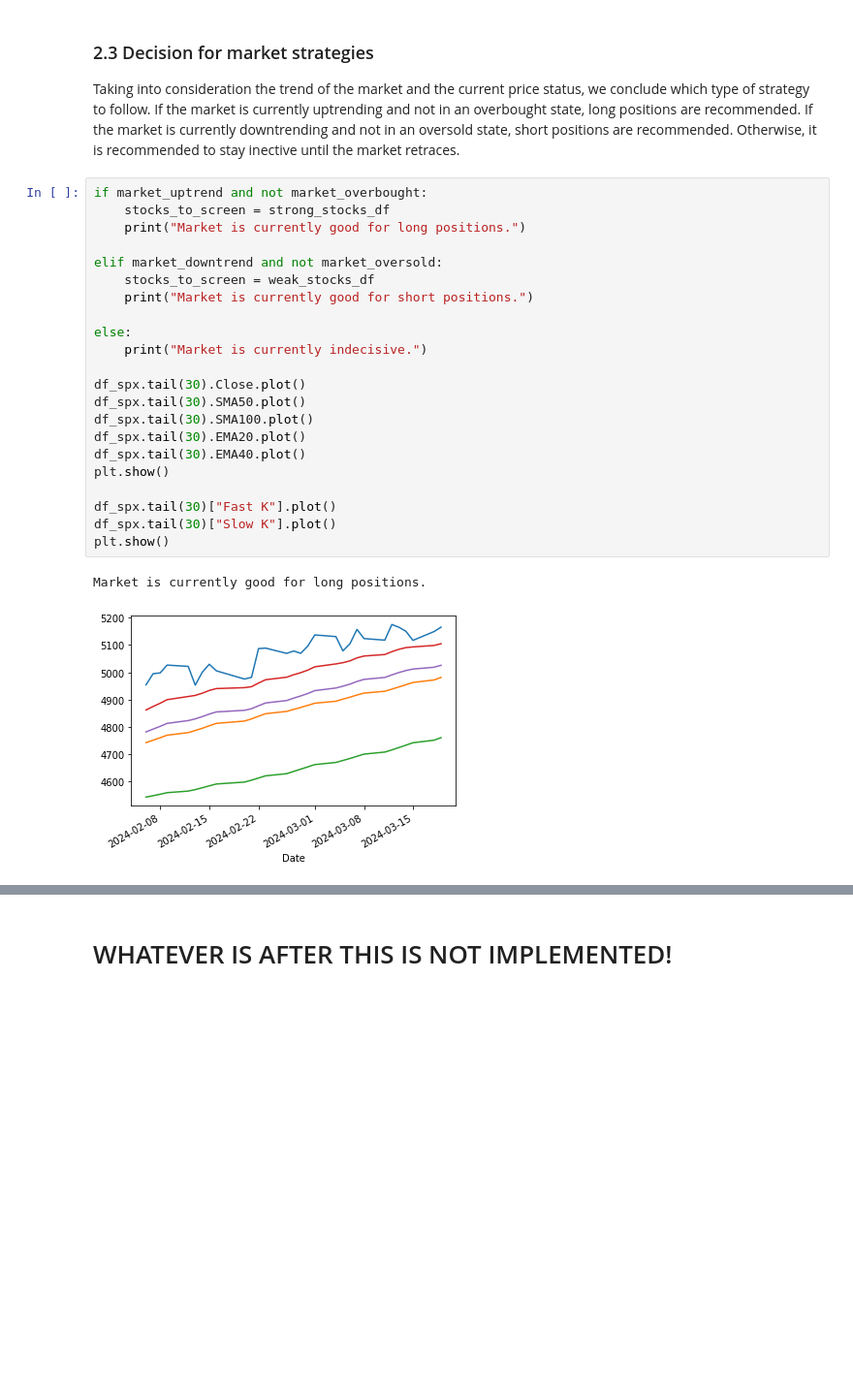
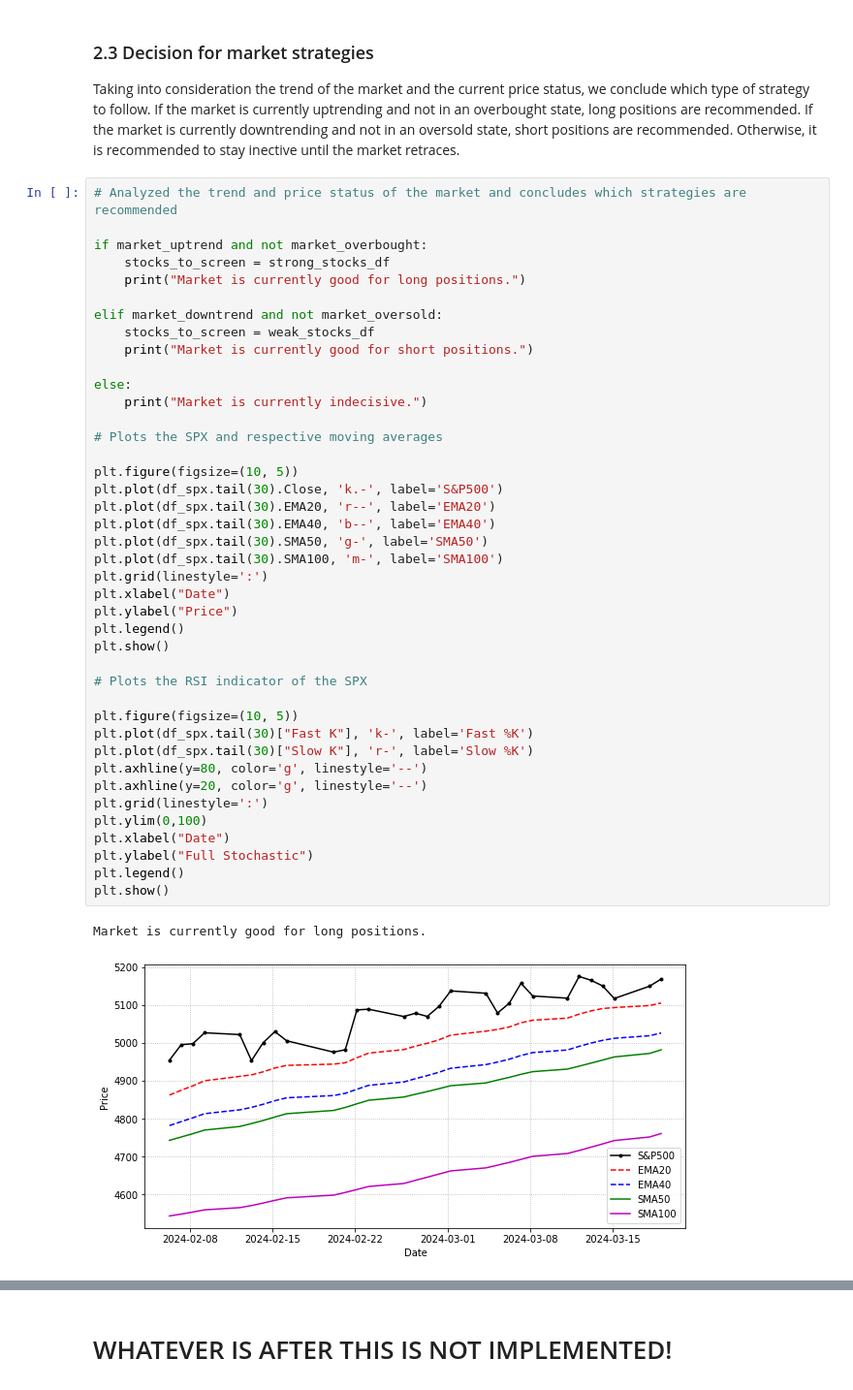
Before and after one commit to JoaoLuis92/Investments, a Jupyter notebook: Investments.ipynb, the cells around one changed output, grey strips where cells are left out. Shown at 97% size. Cells and saved outputs as stored; diff of their text form; blank space fills up the shorter version.

```diff
--- a/Investments.ipynb
+++ b/Investments.ipynb
@@ -130,27 +146,46 @@ short_bias = market_downtrend and not market_oversold
 
 Taking into consideration the trend of the market and the current price status, we conclude which type of strategy to follow. If the market is currently uptrending and not in an overbought state, long positions are recommended. If the market is currently downtrending and not in an oversold state, short positions are recommended. Otherwise, it is recommended to stay inective until the market retraces.
 # %%
+# Analyzed the trend and price status of the market and concludes which strategies are recommended
+
 if market_uptrend and not market_overbought:
     stocks_to_screen = strong_stocks_df
     print("Market is currently good for long positions.")
 
 elif market_downtrend and not market_oversold:
     stocks_to_screen = weak_stocks_df
     print("Market is currently good for short positions.")
 
 else:
     print("Market is currently indecisive.")
 
-df_spx.tail(30).Close.plot()
-df_spx.tail(30).SMA50.plot()
-df_spx.tail(30).SMA100.plot()
-df_spx.tail(30).EMA20.plot()
-df_spx.tail(30).EMA40.plot()
+# Plots the SPX and respective moving averages
+
+plt.figure(figsize=(10, 5))
+plt.plot(df_spx.tail(30).Close, 'k.-', label='S&P500')
+plt.plot(df_spx.tail(30).EMA20, 'r--', label='EMA20')
+plt.plot(df_spx.tail(30).EMA40, 'b--', label='EMA40')
+plt.plot(df_spx.tail(30).SMA50, 'g-', label='SMA50')
+plt.plot(df_spx.tail(30).SMA100, 'm-', label='SMA100')
+plt.grid(linestyle=':')
+plt.xlabel("Date")
+plt.ylabel("Price")
+plt.legend()
 plt.show()
 
-df_spx.tail(30)["Fast K"].plot()
-df_spx.tail(30)["Slow K"].plot()
+# Plots the RSI indicator of the SPX
+
+plt.figure(figsize=(10, 5))
+plt.plot(df_spx.tail(30)["Fast K"], 'k-', label='Fast %K')
+plt.plot(df_spx.tail(30)["Slow K"], 'r-', label='Slow %K')
+plt.axhline(y=80, color='g', linestyle='--')
+plt.axhline(y=20, color='g', linestyle='--')
+plt.grid(linestyle=':')
+plt.ylim(0,100)
+plt.xlabel("Date")
+plt.ylabel("Full Stochastic")
+plt.legend()
 plt.show()
 # %% [output]
 Market is currently good for long positions.
-[figure, old version]
+[figure, new version]
```
Also changed, not shown: parts of 25 cells of this notebook, 1 other file.
